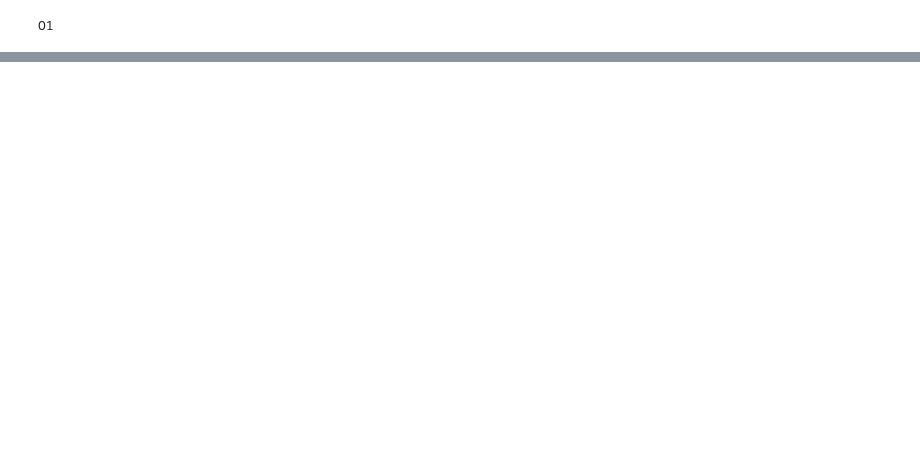
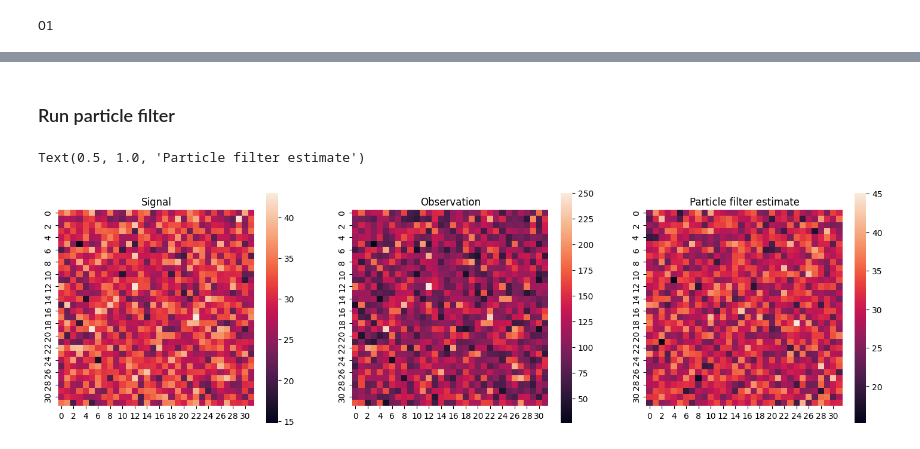
Before and after one commit to jszala/SPDE_Poisson_filtering, a Jupyter notebook: paper_simulations_notebook.ipynb, the cells around one changed output, grey strips where cells are left out. Saved outputs shown, nothing was run; the diff lists cells and outputs as text; code cells hidden in the pictures; blank space fills up the shorter version.

```diff
--- a/paper_simulations_notebook.ipynb
+++ b/paper_simulations_notebook.ipynb
@@ -165,0 +281,25 @@ Text(0.5, 1.0, 'Particle filter estimate')
+# %%
+observation_path = tools_filtering.load_observation_path_from_dir(observation_dir)
+observation_path_plot = tools_spde.return_path_for_2d_plotting(observation_path, timesteps_obs, dim_x_obs, dim_y_obs)
+# %% [markdown]
+### Run particle filter
+# %%
+ensemble_size = 5
+# %%
+estimate = tools_filtering.run_particle_filter_with_estimator_id(working_dir, observation_dir, estimator_id, ensemble_size, print_steps=True, save_simulation=True)
+# %%
+estimate_plot = tools_spde.return_path_for_2d_plotting(estimate, timesteps_obs, dim_x, dim_y)
+# %%
+timestep = 3980
+
+fig, ax = plt.subplots(1,3, figsize = (18,5))
+
+sns.heatmap(signal_path_plot[int(timestep*time_multiplier)], ax= ax[0], square = True)
+ax[0].set_title("Signal")
+sns.heatmap(observation_path_plot[timestep]-observation_path_plot[timestep-1], ax= ax[1], square = True)
+ax[1].set_title("Observation")
+sns.heatmap(estimate_plot[timestep], ax= ax[2], square = True)
+ax[2].set_title("Particle filter estimate")
+# %% [output]
+Text(0.5, 1.0, 'Particle filter estimate')
+[figure, added]
```
Also changed, not shown: parts of 39 cells of this notebook, 17 other files.
